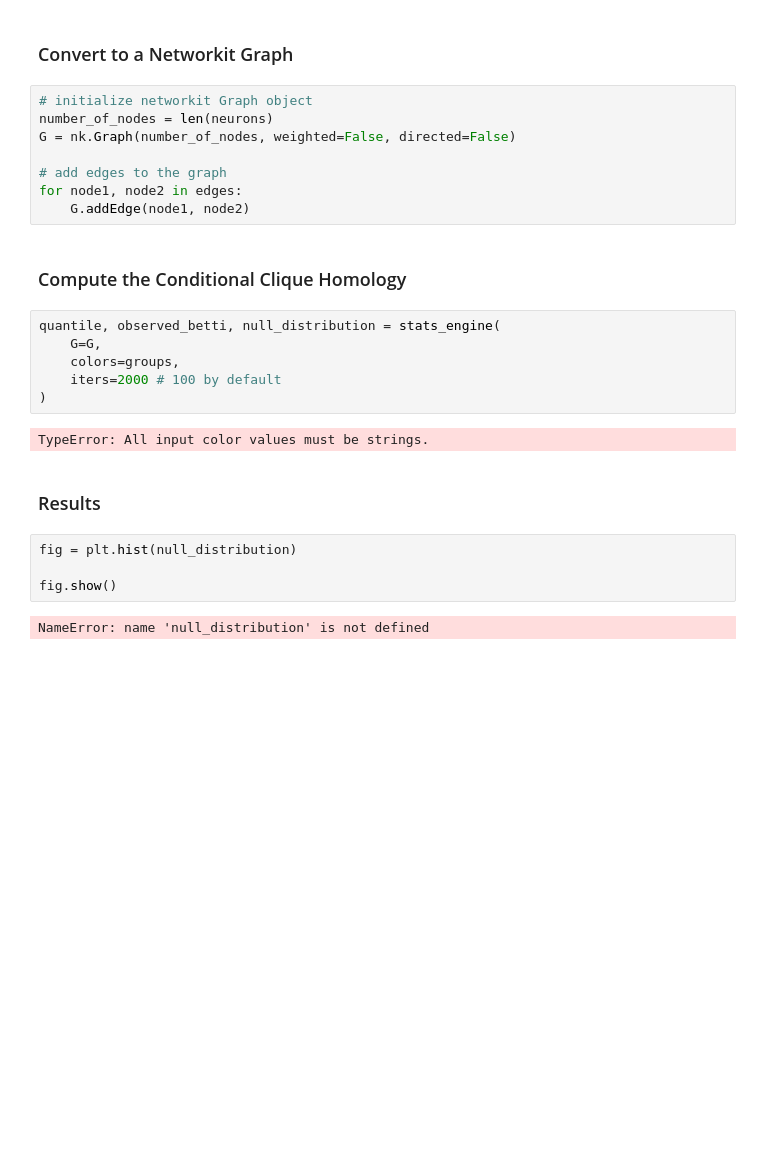
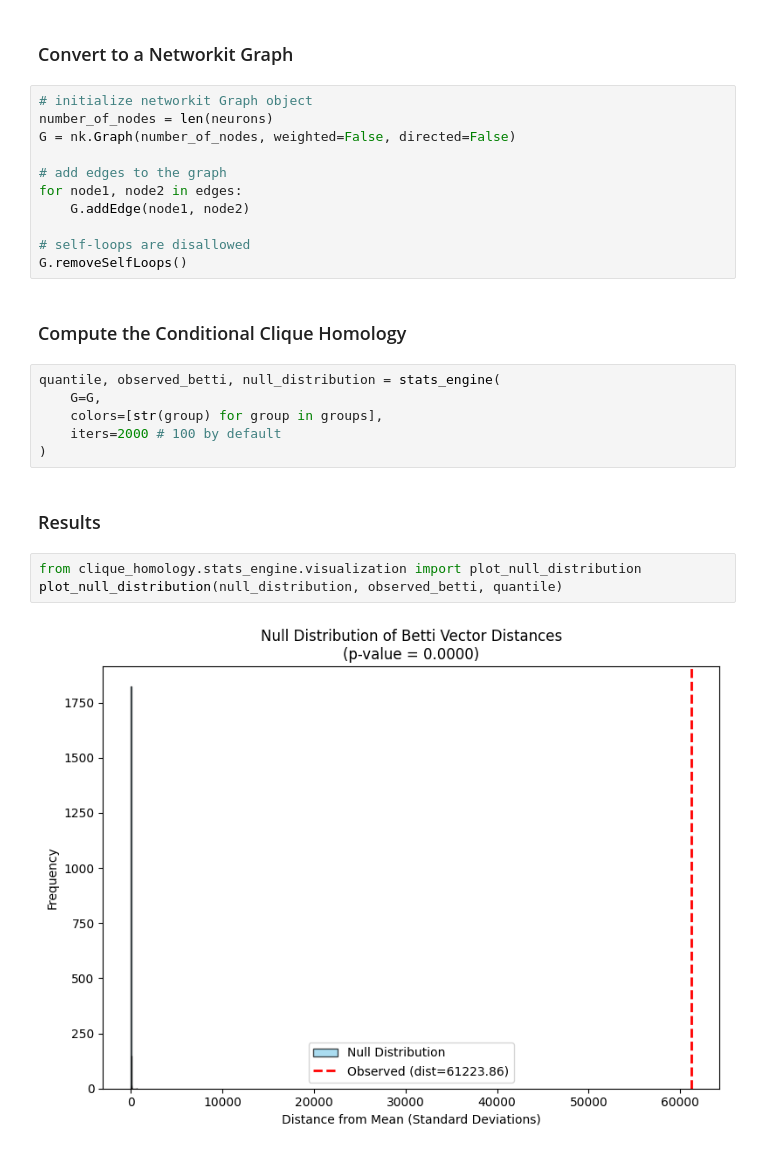
Before and after one commit to andrew-belz/clique-homology, a Jupyter notebook: analysis/analysis.ipynb, the cells around one changed output. Saved outputs shown, nothing was run; the diff lists cells and outputs as text; blank space fills up the shorter version.

Commit message:
added c-elegans analysis visualization to analysis notebook

```diff
--- a/analysis/analysis.ipynb
+++ b/analysis/analysis.ipynb
@@ -39,21 +39,21 @@ G = nk.Graph(number_of_nodes, weighted=False, directed=False)
 # add edges to the graph
 for node1, node2 in edges:
     G.addEdge(node1, node2)
+
+# self-loops are disallowed
+G.removeSelfLoops()
 # %% [markdown]
 ### Compute the Conditional Clique Homology
 # %%
 quantile, observed_betti, null_distribution = stats_engine(
     G=G,
-    colors=groups,
+    colors=[str(group) for group in groups],
     iters=2000 # 100 by default
 )
-# %% [output]
-TypeError: All input color values must be strings.
 # %% [markdown]
 ### Results
 # %%
-fig = plt.hist(null_distribution)
-
-fig.show()
+from clique_homology.stats_engine.visualization import plot_null_distribution
+plot_null_distribution(null_distribution, observed_betti, quantile)
 # %% [output]
-NameError: name 'null_distribution' is not defined
+[figure, added]
```
Also changed, not shown: 1 other file.
